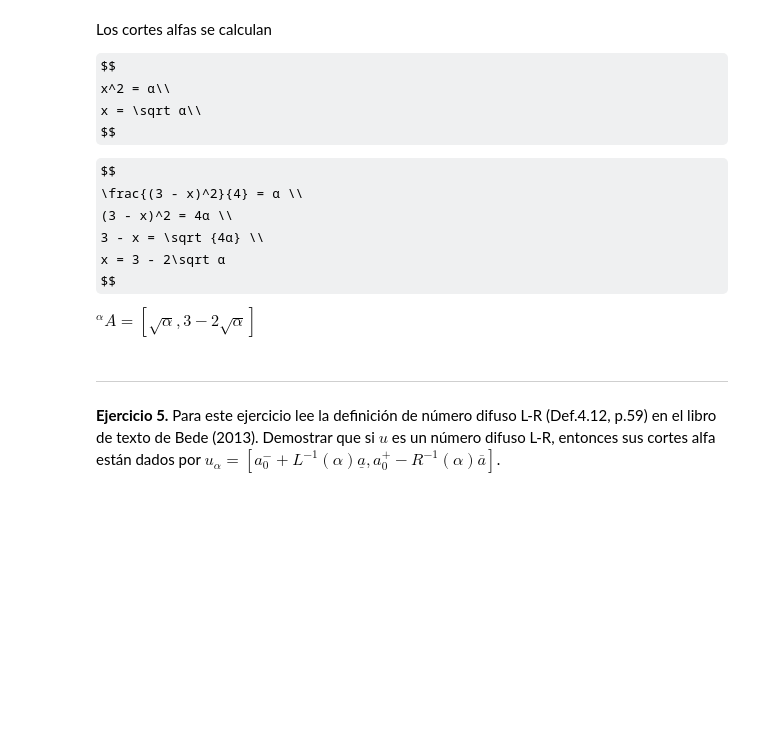
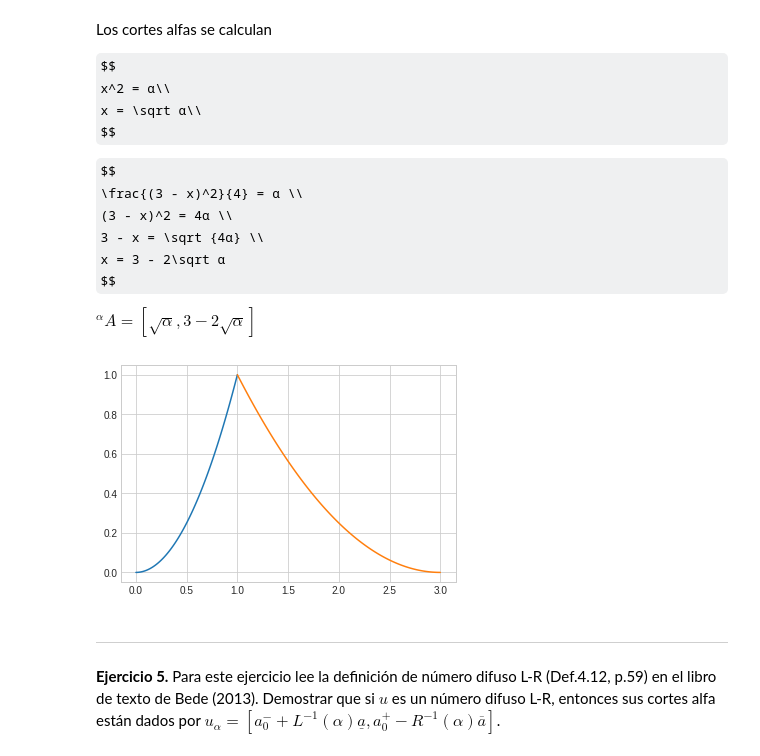
Before and after one commit to Marceeaax/FuzzyLogic, a Jupyter notebook: ejercitario2.ipynb, the cells around one changed output. Cells and saved outputs as stored; diff of their text form; code cells hidden in the pictures; some formulas as TeX source; blank space fills up the shorter version.

```diff
--- a/ejercitario2.ipynb
+++ b/ejercitario2.ipynb
@@ -222,6 +222,28 @@ x = 3 - 2\sqrt α
 $$
 
 $^{𝛼}A = [\sqrt α,3 - 2\sqrt α]$
+# %%
+%matplotlib inline
+import matplotlib.pyplot as plt
+plt.style.use('seaborn-whitegrid')
+import numpy as np
+
+fig = plt.figure()
+ax = plt.axes()
+
+x1 = np.linspace(0, 1, 100)
+
+y1 = x**2
+
+x2 = np.linspace(1, 3, 100)
+
+y2 = (9-6*x2+x2**2)/4
+
+ax.plot(x1, y1);
+
+ax.plot(x2, y2);
+# %% [output]
+[figure, added]
 # %% [markdown]
 ---
 **Ejercicio 5.** Para este ejercicio lee la definición de número difuso L-R (Def.4.12, p.59) en el libro de texto de Bede (2013). Demostrar que si $u$ es un número difuso L-R, entonces sus cortes alfa están dados por $u_\alpha=[a_0^-+L^{-1}(\alpha)\underline{a}, a_0^+-R^{-1}(\alpha)\overline a]$.
```
